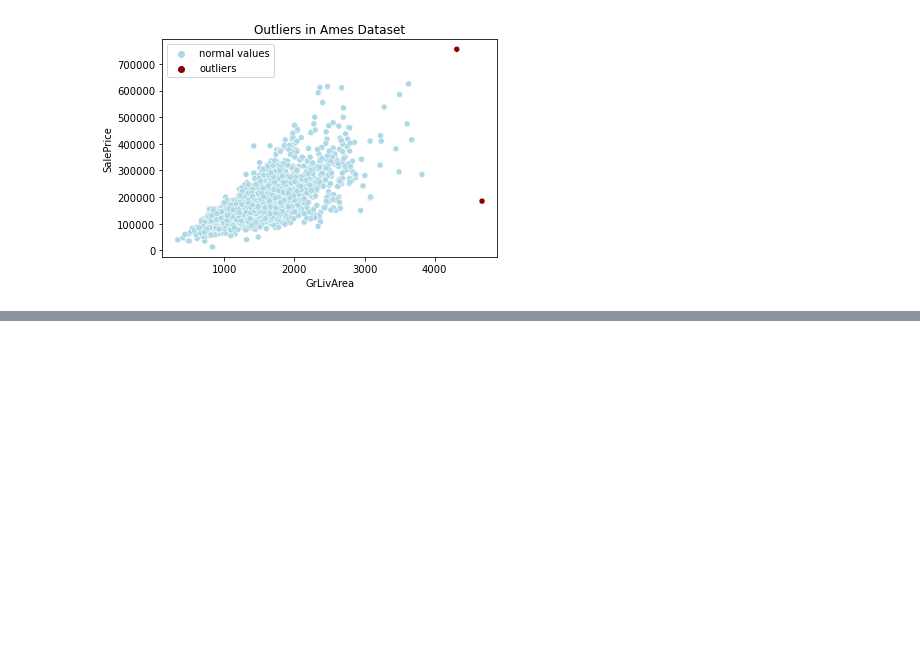
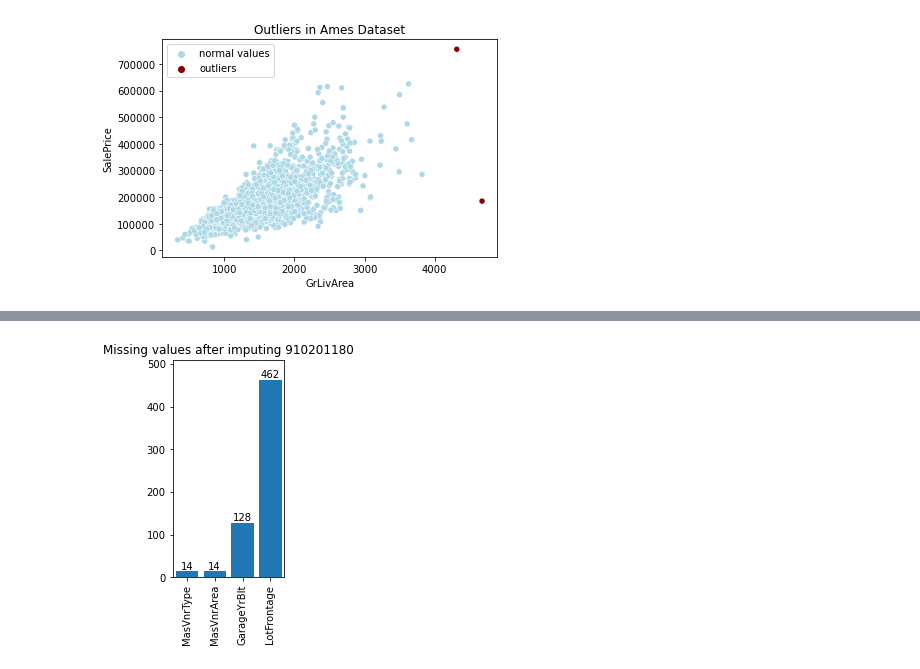
Before and after one commit to rishigoutam/ames-iowa, a Jupyter notebook: rishi/clean.ipynb, the cells around one changed output, grey strips where cells are left out. Drawn from its saved outputs; the diff is of its cells as text; code cells hidden in the pictures; blank space fills up the shorter version.

```diff
--- a/rishi/clean.ipynb
+++ b/rishi/clean.ipynb
@@ -63,0 +111,4 @@ For instance, an NA in Alley means that there is no alley for the property
+# %%
+show_missing("Missing values after imputing 910201180")
+# %% [output]
+[figure, added]
```
Also changed, not shown: parts of 17 cells of this notebook.
